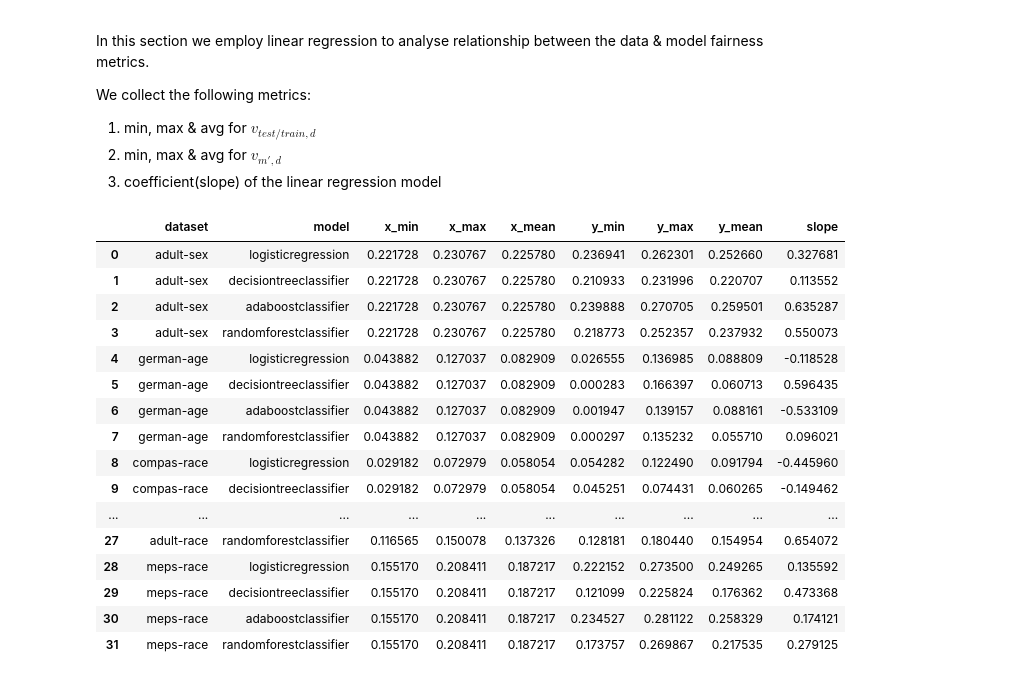
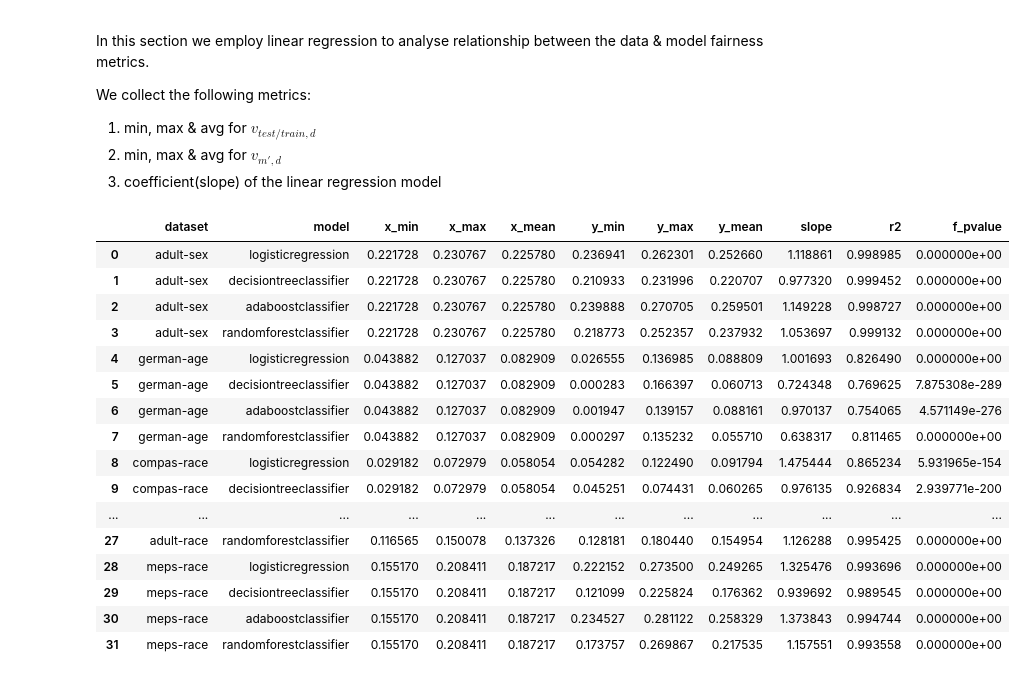
Before and after one commit to arumoy-shome/shome2022qualitative, a Jupyter notebook: docs/exp-feature-sets.ipynb, the cells around one changed output. Saved outputs shown, nothing was run; the diff lists cells and outputs as text; code cells hidden in the pictures.

```diff
--- a/docs/exp-feature-sets.ipynb
+++ b/docs/exp-feature-sets.ipynb
@@ -259,12 +263,17 @@ We will create individual tables for each fairness metric (DI & SPD) calculated
 ### Test subset | DI
 # %%
 # test subset | DI
+from scipy.stats import spearmanr
+
 corr = pd.DataFrame(columns=datasets)
+corr_pvalues = pd.DataFrame(columns=datasets)
+
 for d in datasets:
     _ = data[
             (data["dataset_label"] == d) &
             (data["subset_label"] == "test")
         ]
+    _ = _.sort_values(by="num_features")
     _pivots = []
     for n in _["num_features"].unique().tolist():
         _pivots.append(pd.pivot(
@@ -274,8 +283,16 @@ for d in datasets:
             values="disparate_impact",
         ))
         # select the first column
-        corr["{}".format(d)] = pd.concat(_pivots).corr(method="spearman").loc[:, "None"]
+        # corr["{}".format(d)] = pd.concat(_pivots).corr(method="spearman").loc[:, "None"]
+    pivoted = pd.concat(_pivots)
+    c, p = spearmanr(pivoted)
+    corr[d] = c[:, 0]
+    corr_pvalues[d] = p[:, 0]
 
+corr = corr.set_axis(pivoted.columns, axis=0, copy=False)
+corr = corr.drop("None")
+corr_pvalues = corr_pvalues.set_axis(pivoted.columns, axis=0, copy=False)
+corr_pvalues = corr_pvalues.drop("None")
 corr
 # %% [output]
 |  | adult-sex | german-age | compas-race | compas-sex | german-sex | bank-age | adult-race | meps-race |
@@ -303,6 +330,7 @@ Text(50.72222222222221, 0.5, '')
 # %%
 # train subset | DI
 corr = pd.DataFrame(columns=datasets)
+corr_pvalues = pd.DataFrame(columns=datasets)
 _frames = []
 
 # grab the train data fairness metrics
@@ -322,6 +350,7 @@ for d in datasets:
     _ = frames[
             (frames["dataset_label"] == d)
         ]
+    _ = _.sort_values(by="num_features")
     _pivots = []
     for n in _["num_features"].unique().tolist():
         _pivots.append(pd.pivot(
@@ -330,9 +359,15 @@ for d in datasets:
             columns="model",
             values="disparate_impact",
         ))
-        # select the first column
-        corr["{}".format(d)] = pd.concat(_pivots).corr(method="spearman").loc[:, "None"]
+    pivoted = pd.concat(_pivots)
+    c, p = spearmanr(pivoted)
+    corr[d] = c[:, 0]
+    corr_pvalues[d] = p[:, 0]
 
+corr = corr.set_axis(pivoted.columns, axis=0, copy=False)
+corr = corr.drop("None")
+corr_pvalues = corr_pvalues.set_axis(pivoted.columns, axis=0, copy=False)
+corr_pvalues = corr_pvalues.drop("None")
 corr
 # %% [output]
 |  | adult-sex | german-age | compas-race | compas-sex | german-sex | bank-age | adult-race | meps-race |
@@ -365,6 +410,7 @@ We collect the following metrics:
 2. min, max & avg for $v_{m\prime, d}$
 3. coefficient(slope) of the linear regression model
 # %%
+# test subset | DI
 d = {
     "dataset": [],
     "model": [],
@@ -375,53 +421,57 @@ d = {
     "y_max": [],
     "y_mean": [],
     "slope": [],
+    "r2": [],
+    "f_pvalue": [],
 }
 
 for dataset in datasets:
     x = data[
         (data["dataset_label"] == dataset) &
         (data["subset_label"] == "test") &
         (data["model"] == "None")
     ]["disparate_impact"]
 
     for model in models:
         y = data[
             (data["dataset_label"] == dataset) &
             (data["model"] == model)
         ]["disparate_impact"]
-        mod = LinearRegression()
-        mod.fit(
-            X=x.values.reshape(-1, 1),
-            y=y.values.reshape(-1, 1),
+        mod = sm.OLS(
+            endog=y.values.reshape(-1, 1),
+            exog=x.values.reshape(-1, 1),
         )
+        res = mod.fit()
 
         d["dataset"].append(dataset)
         d["model"].append(model)
         d["x_min"].append(x.min())
         d["x_max"].append(x.max())
         d["x_mean"].append(x.mean())
         d["y_min"].append(y.min())
         d["y_max"].append(y.max())
         d["y_mean"].append(y.mean())
-        d["slope"].append(mod.coef_.ravel()[0])
+        d["slope"].append(res.params[0])
+        d["r2"].append(res.rsquared)
+        d["f_pvalue"].append(res.f_pvalue)
 
 reg = pd.DataFrame(data=d)
 reg
 # %% [output]
-|  | dataset | model | x_min | x_max | x_mean | y_min | y_max | y_mean | slope |
-| 0 | adult-sex | logisticregression | 0.221728 | 0.230767 | 0.225780 | 0.236941 | 0.262301 | 0.252660 | 0.327681 |
-| 1 | adult-sex | decisiontreeclassifier | 0.221728 | 0.230767 | 0.225780 | 0.210933 | 0.231996 | 0.220707 | 0.113552 |
-| 2 | adult-sex | adaboostclassifier | 0.221728 | 0.230767 | 0.225780 | 0.239888 | 0.270705 | 0.259501 | 0.635287 |
-| 3 | adult-sex | randomforestclassifier | 0.221728 | 0.230767 | 0.225780 | 0.218773 | 0.252357 | 0.237932 | 0.550073 |
-| 4 | german-age | logisticregression | 0.043882 | 0.127037 | 0.082909 | 0.026555 | 0.136985 | 0.088809 | -0.118528 |
-| 5 | german-age | decisiontreeclassifier | 0.043882 | 0.127037 | 0.082909 | 0.000283 | 0.166397 | 0.060713 | 0.596435 |
-| 6 | german-age | adaboostclassifier | 0.043882 | 0.127037 | 0.082909 | 0.001947 | 0.139157 | 0.088161 | -0.533109 |
-| 7 | german-age | randomforestclassifier | 0.043882 | 0.127037 | 0.082909 | 0.000297 | 0.135232 | 0.055710 | 0.096021 |
-| 8 | compas-race | logisticregression | 0.029182 | 0.072979 | 0.058054 | 0.054282 | 0.122490 | 0.091794 | -0.445960 |
-| 9 | compas-race | decisiontreeclassifier | 0.029182 | 0.072979 | 0.058054 | 0.045251 | 0.074431 | 0.060265 | -0.149462 |
-| ... | ... | ... | ... | ... | ... | ... | ... | ... | ... |
-| 27 | adult-race | randomforestclassifier | 0.116565 | 0.150078 | 0.137326 | 0.128181 | 0.180440 | 0.154954 | 0.654072 |
-| 28 | meps-race | logisticregression | 0.155170 | 0.208411 | 0.187217 | 0.222152 | 0.273500 | 0.249265 | 0.135592 |
-| 29 | meps-race | decisiontreeclassifier | 0.155170 | 0.208411 | 0.187217 | 0.121099 | 0.225824 | 0.176362 | 0.473368 |
-| 30 | meps-race | adaboostclassifier | 0.155170 | 0.208411 | 0.187217 | 0.234527 | 0.281122 | 0.258329 | 0.174121 |
-| 31 | meps-race | randomforestclassifier | 0.155170 | 0.208411 | 0.187217 | 0.173757 | 0.269867 | 0.217535 | 0.279125 |
+|  | dataset | model | x_min | x_max | x_mean | y_min | y_max | y_mean | slope | r2 | f_pvalue |
+| 0 | adult-sex | logisticregression | 0.221728 | 0.230767 | 0.225780 | 0.236941 | 0.262301 | 0.252660 | 1.118861 | 0.998985 | 0.000000e+00 |
+| 1 | adult-sex | decisiontreeclassifier | 0.221728 | 0.230767 | 0.225780 | 0.210933 | 0.231996 | 0.220707 | 0.977320 | 0.999452 | 0.000000e+00 |
+| 2 | adult-sex | adaboostclassifier | 0.221728 | 0.230767 | 0.225780 | 0.239888 | 0.270705 | 0.259501 | 1.149228 | 0.998727 | 0.000000e+00 |
+| 3 | adult-sex | randomforestclassifier | 0.221728 | 0.230767 | 0.225780 | 0.218773 | 0.252357 | 0.237932 | 1.053697 | 0.999132 | 0.000000e+00 |
+| 4 | german-age | logisticregression | 0.043882 | 0.127037 | 0.082909 | 0.026555 | 0.136985 | 0.088809 | 1.001693 | 0.826490 | 0.000000e+00 |
+| 5 | german-age | decisiontreeclassifier | 0.043882 | 0.127037 | 0.082909 | 0.000283 | 0.166397 | 0.060713 | 0.724348 | 0.769625 | 7.875308e-289 |
+| 6 | german-age | adaboostclassifier | 0.043882 | 0.127037 | 0.082909 | 0.001947 | 0.139157 | 0.088161 | 0.970137 | 0.754065 | 4.571149e-276 |
+| 7 | german-age | randomforestclassifier | 0.043882 | 0.127037 | 0.082909 | 0.000297 | 0.135232 | 0.055710 | 0.638317 | 0.811465 | 0.000000e+00 |
+| 8 | compas-race | logisticregression | 0.029182 | 0.072979 | 0.058054 | 0.054282 | 0.122490 | 0.091794 | 1.475444 | 0.865234 | 5.931965e-154 |
+| 9 | compas-race | decisiontreeclassifier | 0.029182 | 0.072979 | 0.058054 | 0.045251 | 0.074431 | 0.060265 | 0.976135 | 0.926834 | 2.939771e-200 |
+| ... | ... | ... | ... | ... | ... | ... | ... | ... | ... | ... | ... |
+| 27 | adult-race | randomforestclassifier | 0.116565 | 0.150078 | 0.137326 | 0.128181 | 0.180440 | 0.154954 | 1.126288 | 0.995425 | 0.000000e+00 |
+| 28 | meps-race | logisticregression | 0.155170 | 0.208411 | 0.187217 | 0.222152 | 0.273500 | 0.249265 | 1.325476 | 0.993696 | 0.000000e+00 |
+| 29 | meps-race | decisiontreeclassifier | 0.155170 | 0.208411 | 0.187217 | 0.121099 | 0.225824 | 0.176362 | 0.939692 | 0.989545 | 0.000000e+00 |
+| 30 | meps-race | adaboostclassifier | 0.155170 | 0.208411 | 0.187217 | 0.234527 | 0.281122 | 0.258329 | 1.373843 | 0.994744 | 0.000000e+00 |
+| 31 | meps-race | randomforestclassifier | 0.155170 | 0.208411 | 0.187217 | 0.173757 | 0.269867 | 0.217535 | 1.157551 | 0.993558 | 0.000000e+00 |
```
Also changed, not shown: parts of 11 cells of this notebook, 1 other file.
